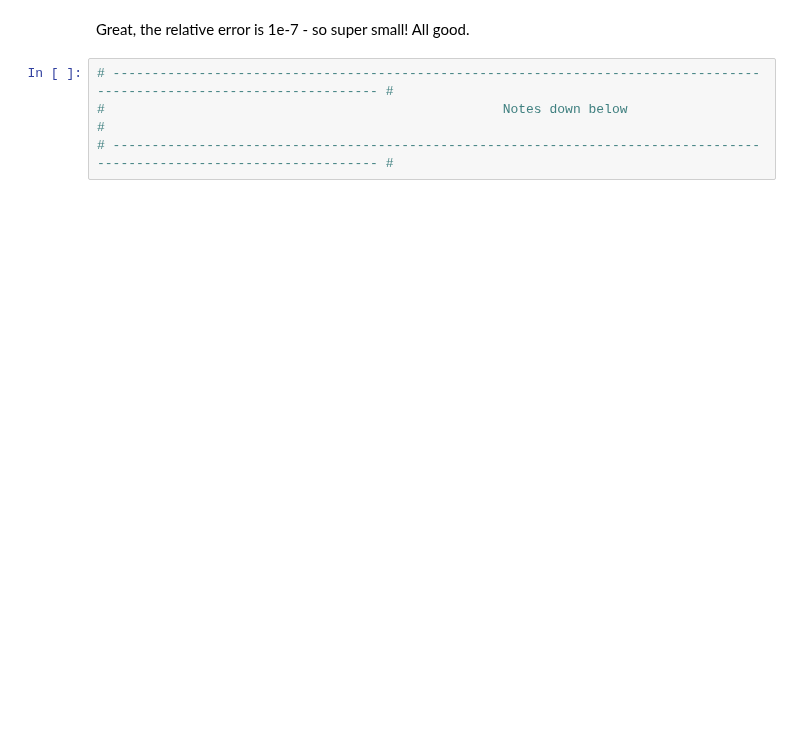
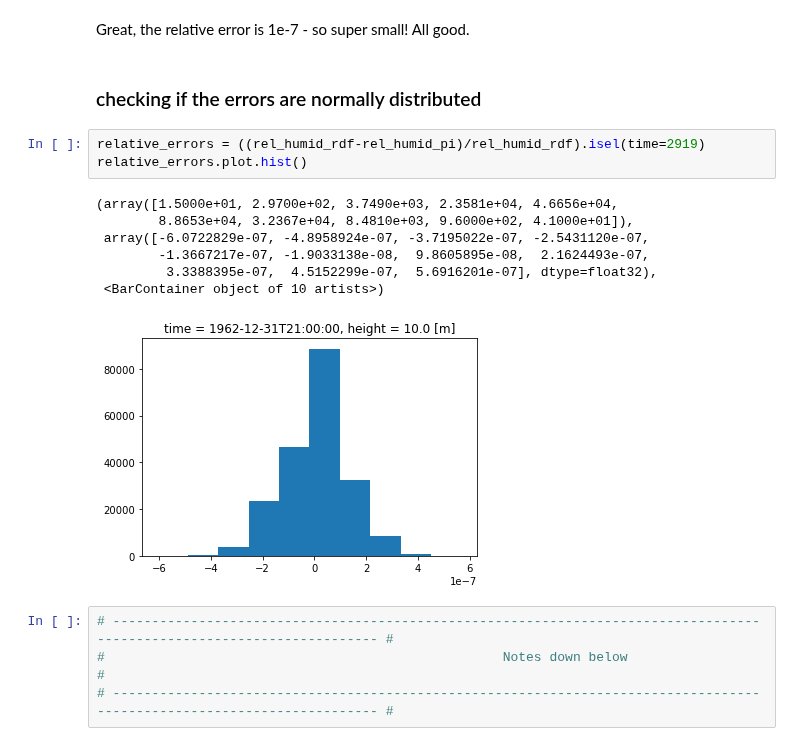
Before and after one commit to mauricehuguenin/sharing, a Jupyter notebook: jra55_preparation_pre-industrial_offset.ipynb, the cells around one changed output. Drawn from its saved outputs; the diff is of its cells as text; blank space fills up the shorter version.

```diff
--- a/jra55_preparation_pre-industrial_offset.ipynb
+++ b/jra55_preparation_pre-industrial_offset.ipynb
@@ -258,5 +268,18 @@ Note that the change in relative humidity is not exactly equal to zero because I
 # %% [markdown]
 Great, the relative error is 1e-7 - so super small! All good.
+# %% [markdown]
+### checking if the errors are normally distributed
+# %%
+relative_errors = ((rel_humid_rdf-rel_humid_pi)/rel_humid_rdf).isel(time=2919)
+relative_errors.plot.hist()
+# %% [output]
+(array([1.5000e+01, 2.9700e+02, 3.7490e+03, 2.3581e+04, 4.6656e+04,
+        8.8653e+04, 3.2367e+04, 8.4810e+03, 9.6000e+02, 4.1000e+01]),
+ array([-6.0722829e-07, -4.8958924e-07, -3.7195022e-07, -2.5431120e-07,
+        -1.3667217e-07, -1.9033138e-08,  9.8605895e-08,  2.1624493e-07,
+         3.3388395e-07,  4.5152299e-07,  5.6916201e-07], dtype=float32),
+ <BarContainer object of 10 artists>)
+[figure, added]
 # %%
 # ----------------------------------------------------------------------------------------------------------------------- #
 #                                                   Notes down below                                                      #
```
Also changed, not shown: parts of 6 cells of this notebook.
